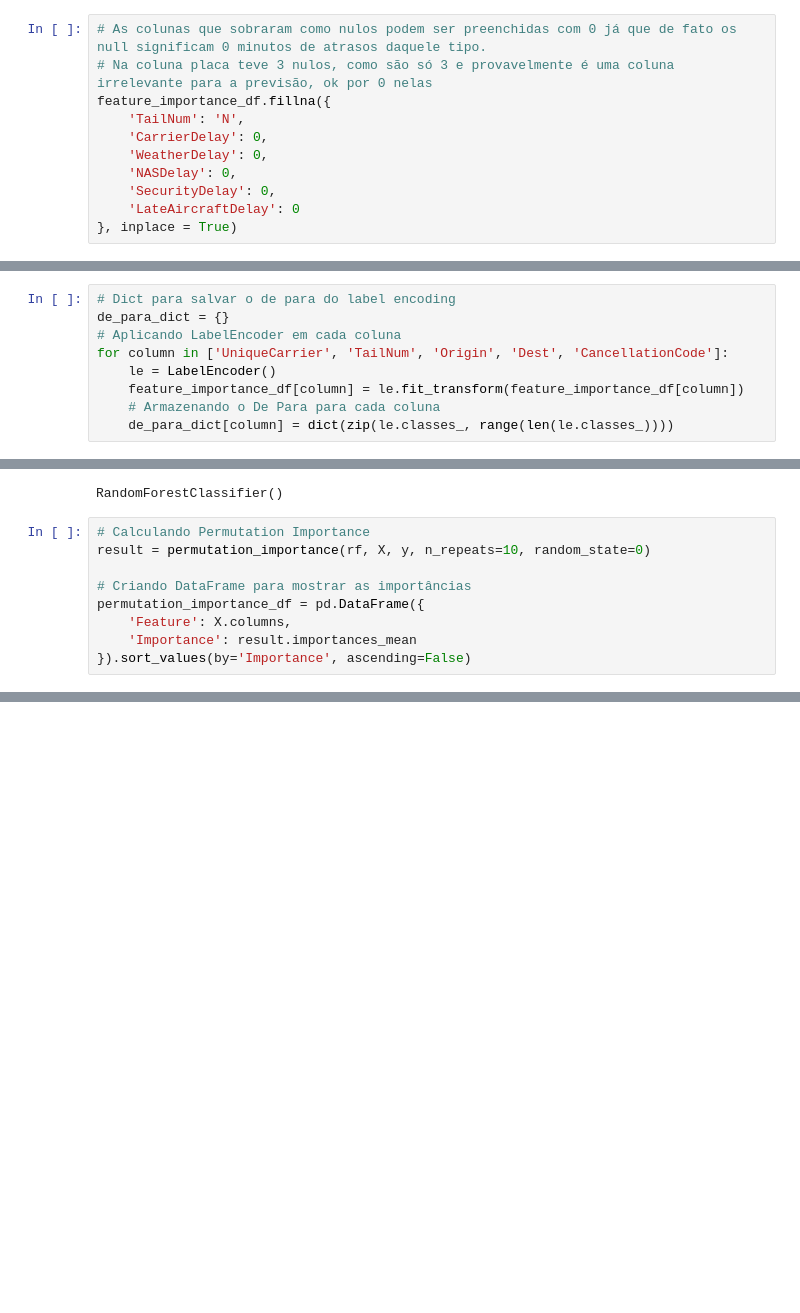
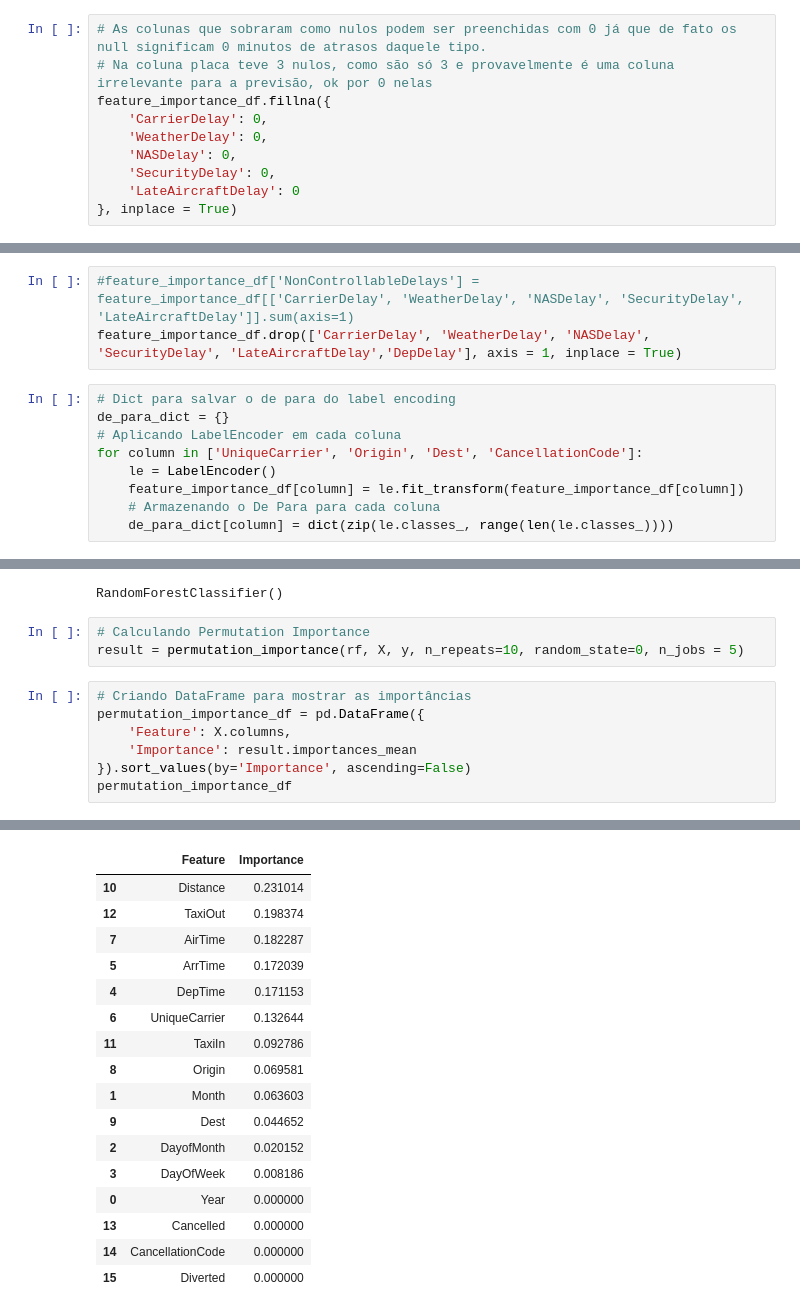
Before and after one commit to ThiagoRMFagundes/clustering_airlinesdelays, a Jupyter notebook: clustering_airlinesdelays.ipynb, the cells around one changed output, grey strips where cells are left out. Cells and saved outputs as stored; diff of their text form; blank space fills up the shorter version.

```diff
--- a/clustering_airlinesdelays.ipynb
+++ b/clustering_airlinesdelays.ipynb
@@ -67,7 +154,6 @@ dtype: int64
 # As colunas que sobraram como nulos podem ser preenchidas com 0 já que de fato os null significam 0 minutos de atrasos daquele tipo.
 # Na coluna placa teve 3 nulos, como são só 3 e provavelmente é uma coluna irrelevante para a previsão, ok por 0 nelas
 feature_importance_df.fillna({
-    'TailNum': 'N',
     'CarrierDelay': 0,
     'WeatherDelay': 0,
     'NASDelay': 0,
@@ -98,8 +163,11 @@ Name: 0, dtype: object
+# %%
+#feature_importance_df['NonControllableDelays'] = feature_importance_df[['CarrierDelay', 'WeatherDelay', 'NASDelay', 'SecurityDelay', 'LateAircraftDelay']].sum(axis=1)
+feature_importance_df.drop(['CarrierDelay', 'WeatherDelay', 'NASDelay', 'SecurityDelay', 'LateAircraftDelay','DepDelay'], axis = 1, inplace = True)
 # %%
 # Dict para salvar o de para do label encoding
 de_para_dict = {}
 # Aplicando LabelEncoder em cada coluna
-for column in ['UniqueCarrier', 'TailNum', 'Origin', 'Dest', 'CancellationCode']:
+for column in ['UniqueCarrier', 'Origin', 'Dest', 'CancellationCode']:
     le = LabelEncoder()
     feature_importance_df[column] = le.fit_transform(feature_importance_df[column])
     # Armazenando o De Para para cada coluna
@@ -120,13 +189,14 @@ rf = RandomForestClassifier()
 rf.fit(X, y)
 # %% [output]
 RandomForestClassifier()
+# %%
+# Calculando Permutation Importance
+result = permutation_importance(rf, X, y, n_repeats=10, random_state=0, n_jobs = 5)
 # %%
-# Calculando Permutation Importance
-result = permutation_importance(rf, X, y, n_repeats=10, random_state=0)
-
 # Criando DataFrame para mostrar as importâncias
 permutation_importance_df = pd.DataFrame({
     'Feature': X.columns,
     'Importance': result.importances_mean
 }).sort_values(by='Importance', ascending=False)
+permutation_importance_df
 # %% [output]
@@ -133,0 +203,17 @@ KeyboardInterrupt:
+|  | Feature | Importance |
+| 10 | Distance | 0.231014 |
+| 12 | TaxiOut | 0.198374 |
+| 7 | AirTime | 0.182287 |
+| 5 | ArrTime | 0.172039 |
+| 4 | DepTime | 0.171153 |
+| 6 | UniqueCarrier | 0.132644 |
+| 11 | TaxiIn | 0.092786 |
+| 8 | Origin | 0.069581 |
+| 1 | Month | 0.063603 |
+| 9 | Dest | 0.044652 |
+| 2 | DayofMonth | 0.020152 |
+| 3 | DayOfWeek | 0.008186 |
+| 0 | Year | 0.000000 |
+| 13 | Cancelled | 0.000000 |
+| 14 | CancellationCode | 0.000000 |
+| 15 | Diverted | 0.000000 |
```
Also changed, not shown: parts of 14 cells of this notebook, 1 other file.
